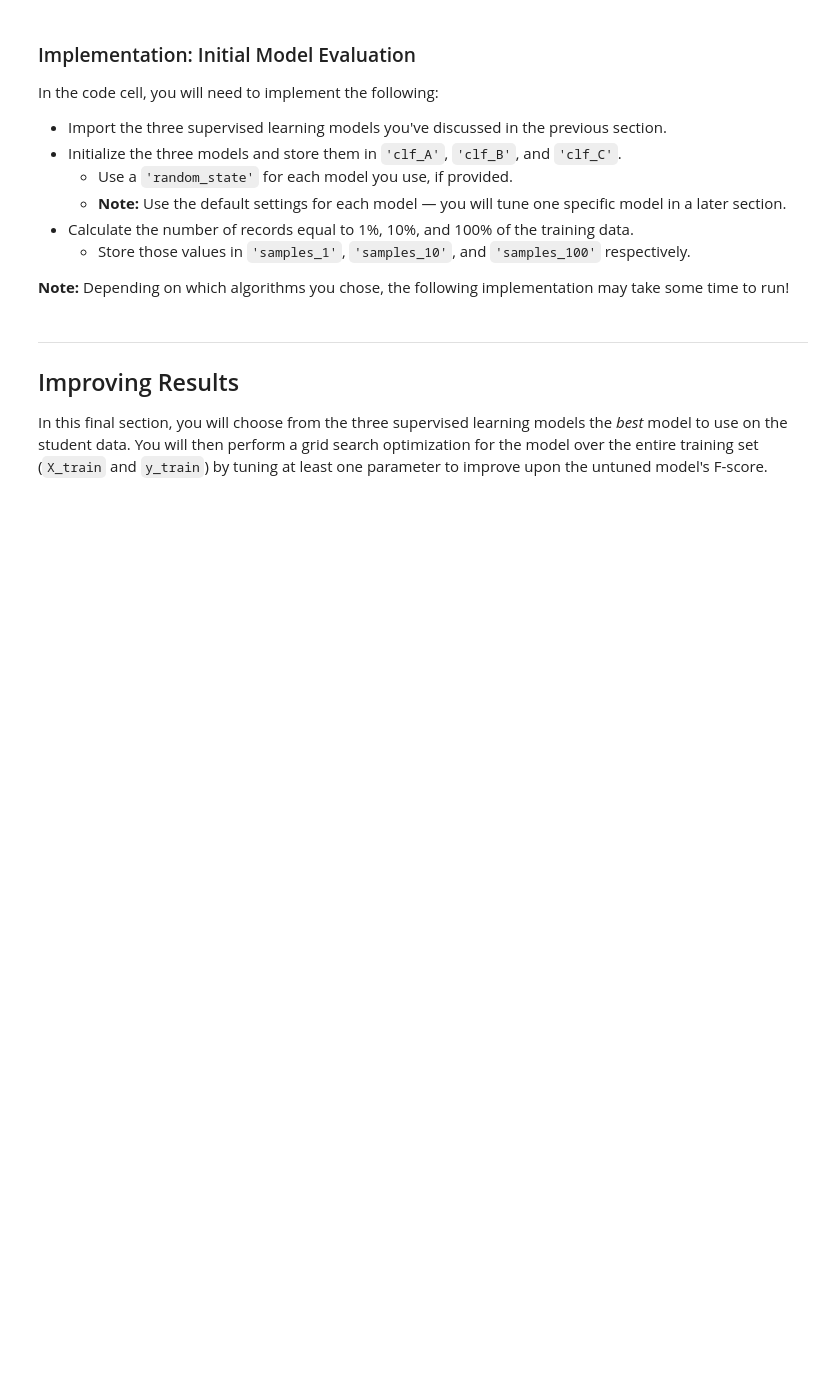
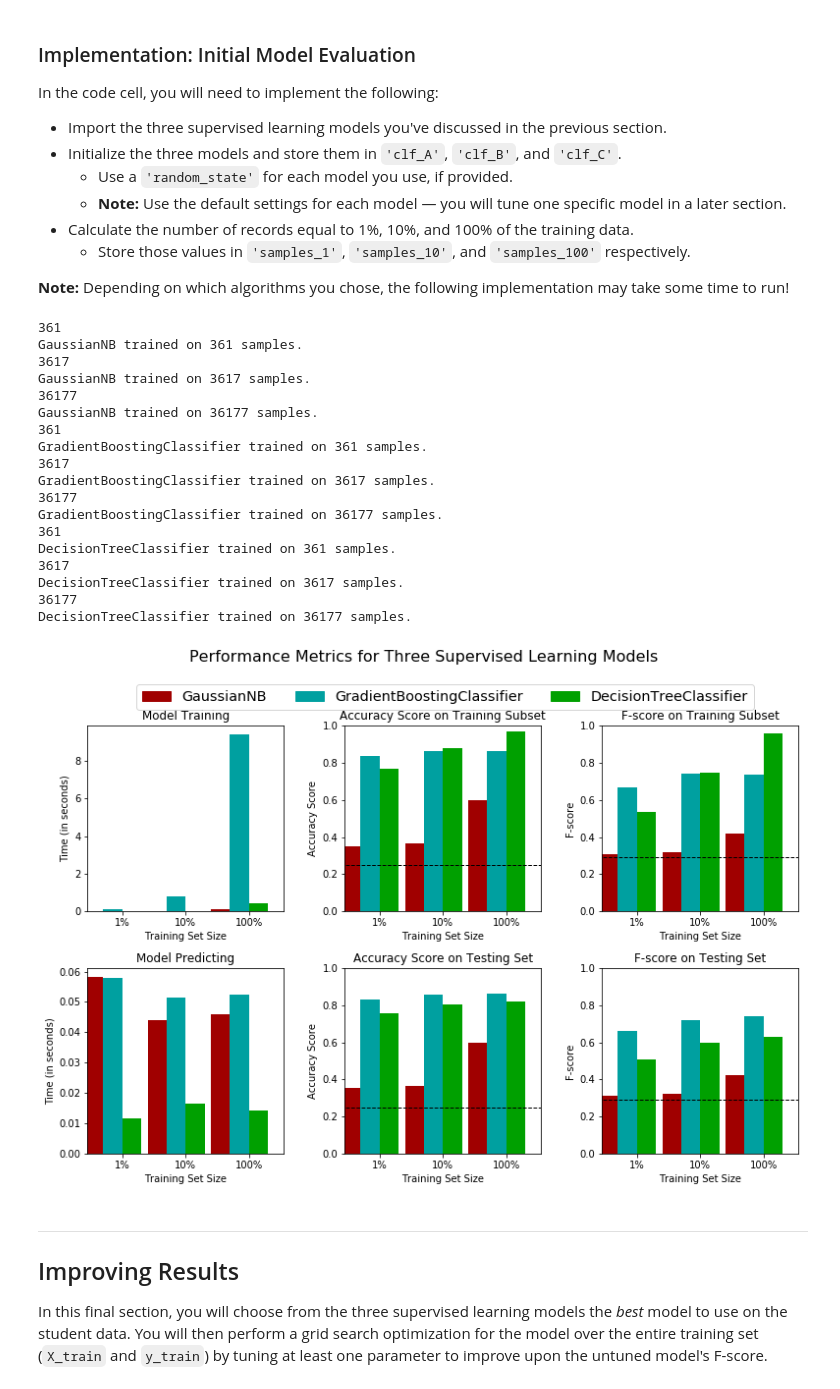
Before and after one commit to Ryanglambert/machine-learning, a Jupyter notebook: projects/finding_donors/finding_donors.ipynb, the cells around one changed output. Drawn from its saved outputs; the diff is of its cells as text; code cells hidden in the pictures; blank space fills up the shorter version.

```diff
--- a/projects/finding_donors/finding_donors.ipynb
+++ b/projects/finding_donors/finding_donors.ipynb
@@ -336,5 +359,7 @@ In the code block below, you will need to implement the following:
 # %%
 # TODO: Import two metrics from sklearn - fbeta_score and accuracy_score
+from sklearn.metrics import fbeta_score, accuracy_score
+
 
 def train_predict(learner, sample_size, X_train, y_train, X_test, y_test):
     '''
@@ -351,33 +376,33 @@ def train_predict(learner, sample_size, X_train, y_train, X_test, y_test):
 
     # TODO: Fit the learner to the training data using slicing with 'sample_size' using .fit(training_features[:], training_labels[:])
     start = time() # Get start time
-    learner = None
+    learner = learner.fit(X_train.iloc[:sample_size, :], y_train.iloc[:sample_size]['>50K'])
     end = time() # Get end time
 
     # TODO: Calculate the training time
-    results['train_time'] = None
+    results['train_time'] = end - start
 
     # TODO: Get the predictions on the test set(X_test),
     #       then get predictions on the first 300 training samples(X_train) using .predict()
     start = time() # Get start time
-    predictions_test = None
-    predictions_train = None
+    predictions_test = learner.predict(X_test)
+    predictions_train = learner.predict(X_train.iloc[:X_test.shape[0], :])
     end = time() # Get end time
 
     # TODO: Calculate the total prediction time
-    results['pred_time'] = None
+    results['pred_time'] = end - start
 
     # TODO: Compute accuracy on the first 300 training samples which is y_train[:300]
-    results['acc_train'] = None
+    results['acc_train'] = accuracy_score(y_train.iloc[:X_test.shape[0], :]['>50K'], predictions_train)
 
     # TODO: Compute accuracy on test set using accuracy_score()
-    results['acc_test'] = None
+    results['acc_test'] = accuracy_score(y_test['>50K'], predictions_test)
 
     # TODO: Compute F-score on the the first 300 training samples using fbeta_score()
-    results['f_train'] = None
+    results['f_train'] = fbeta_score(y_train.iloc[:X_test.shape[0]]['>50K'], predictions_train[:X_test.shape[0]], .5)
 
     # TODO: Compute F-score on the test set which is y_test
-    results['f_test'] = None
+    results['f_test'] = fbeta_score(y_test['>50K'], predictions_test, .5)
 
     # Success
     print "{} trained on {} samples.".format(learner.__class__.__name__, sample_size)
@@ -397,31 +422,55 @@ In the code cell, you will need to implement the following:
 **Note:** Depending on which algorithms you chose, the following implementation may take some time to run!
 # %%
 # TODO: Import the three supervised learning models from sklearn
+from sklearn.naive_bayes import GaussianNB
+from sklearn.ensemble import GradientBoostingClassifier
+from sklearn.tree import DecisionTreeClassifier
 
 # TODO: Initialize the three models
-clf_A = None
-clf_B = None
-clf_C = None
+clf_A = GaussianNB()
+clf_B = GradientBoostingClassifier(random_state=42)
+clf_C = DecisionTreeClassifier(random_state=42)
 
 # TODO: Calculate the number of samples for 1%, 10%, and 100% of the training data
 # HINT: samples_100 is the entire training set i.e. len(y_train)
 # HINT: samples_10 is 10% of samples_100
 # HINT: samples_1 is 1% of samples_100
-samples_100 = None
-samples_10 = None
-samples_1 = None
+samples_100 = len(y_train)
+samples_10 = int(samples_100 * .1)
+samples_1 = int(samples_100 * .01)
 
 # Collect results on the learners
 results = {}
 for clf in [clf_A, clf_B, clf_C]:
     clf_name = clf.__class__.__name__
     results[clf_name] = {}
     for i, samples in enumerate([samples_1, samples_10, samples_100]):
+        print samples
         results[clf_name][i] = \
         train_predict(clf, samples, X_train, y_train, X_test, y_test)
 
 # Run metrics visualization for the three supervised learning models chosen
 vs.evaluate(results, accuracy, fscore)
+# %% [output]
+361
+GaussianNB trained on 361 samples.
+3617
+GaussianNB trained on 3617 samples.
+36177
+GaussianNB trained on 36177 samples.
+361
+GradientBoostingClassifier trained on 361 samples.
+3617
+GradientBoostingClassifier trained on 3617 samples.
+36177
+GradientBoostingClassifier trained on 36177 samples.
+361
+DecisionTreeClassifier trained on 361 samples.
+3617
+DecisionTreeClassifier trained on 3617 samples.
+36177
+DecisionTreeClassifier trained on 36177 samples.
+[figure, added]
 # %% [markdown]
 ----
 ## Improving Results
```
Also changed, not shown: parts of 29 cells of this notebook.
